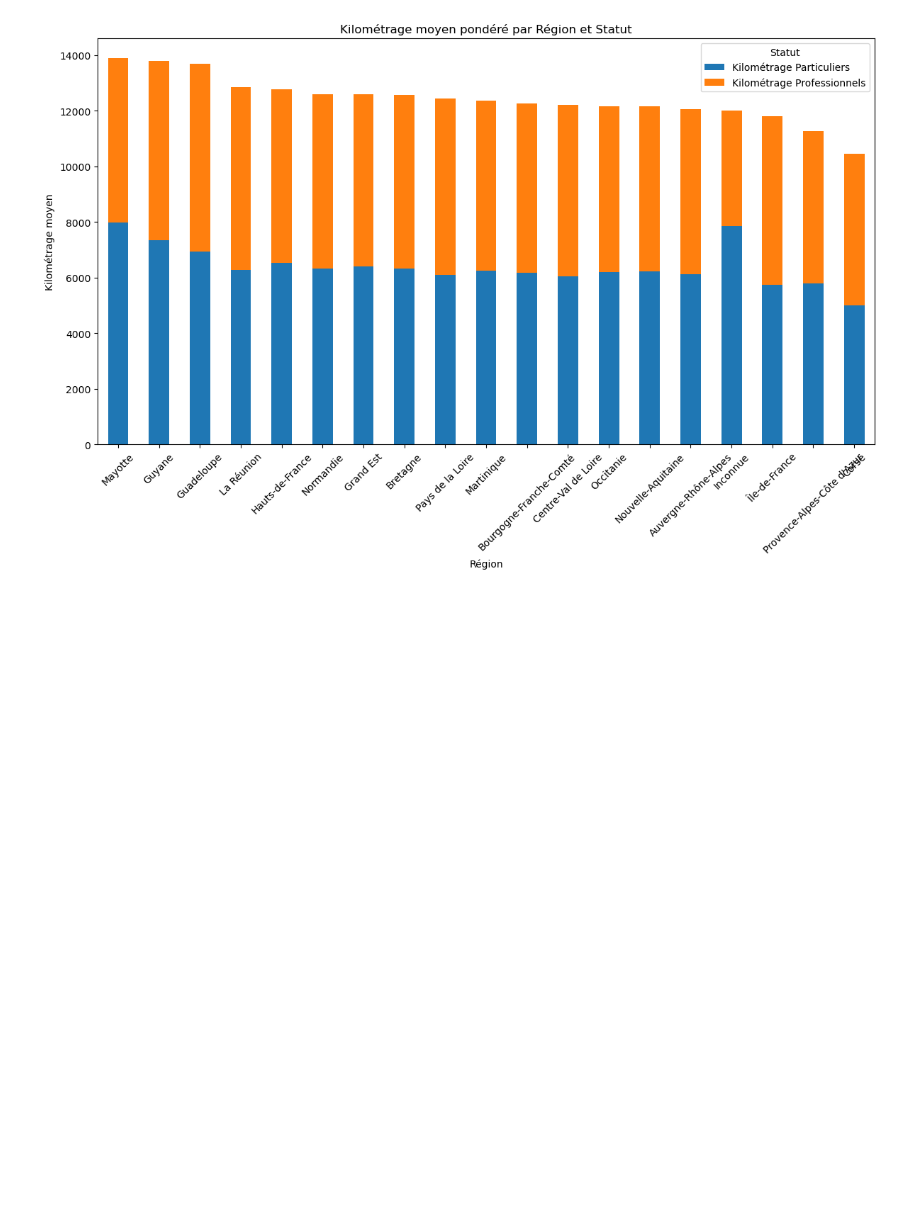
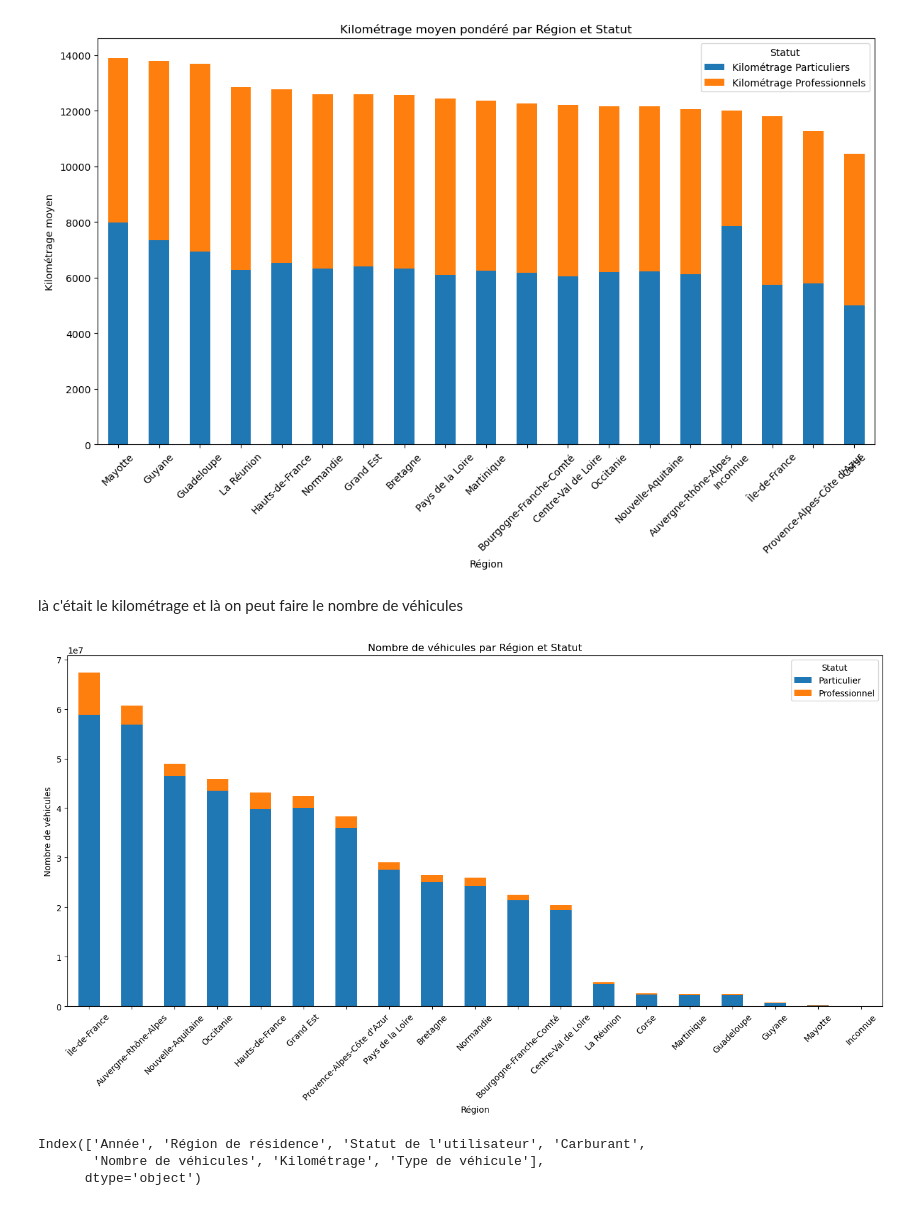
Before and after one commit to HugoMorand/Statapp, a Jupyter notebook: StatDes/plot.ipynb, the cells around one changed output. Saved outputs shown, nothing was run; the diff lists cells and outputs as text; code cells hidden in the pictures; blank space fills up the shorter version.

Commit message:
plots encore

```diff
--- a/StatDes/plot.ipynb
+++ b/StatDes/plot.ipynb
@@ -608,3 +608,39 @@ plt.tight_layout()
 plt.show()
 # %% [output]
 [figure]
+# %% [markdown]
+là c'était le kilométrage et là on peut faire le nombre de véhicules
+# %%
+import pandas as pd
+import matplotlib.pyplot as plt
+
+# Supposons que df_final soit votre DataFrame
+
+# Calculer le nombre total de véhicules par région et statut
+nombre_vehicules_par_region_et_statut = df_final.groupby(['Région de résidence', 'Statut de l\'utilisateur'])['Nombre de véhicules'].sum().unstack()
+
+# Trier les régions par nombre total de véhicules décroissant
+nombre_vehicules_par_region_et_statut['Total'] = nombre_vehicules_par_region_et_statut.sum(axis=1)
+nombre_vehicules_par_region_et_statut = nombre_vehicules_par_region_et_statut.sort_values(by='Total', ascending=False).drop(columns='Total')
+
+# Tracer le graphique à barres empilées
+ax = nombre_vehicules_par_region_et_statut.plot(kind='bar', stacked=True, figsize=(14, 8))
+
+# Ajouter des étiquettes et un titre
+plt.title('Nombre de véhicules par Région et Statut')
+plt.ylabel('Nombre de véhicules')
+plt.xlabel('Région')
+plt.xticks(rotation=45)
+plt.legend(title='Statut')
+plt.tight_layout()
+
+# Afficher le graphique
+plt.show()
+# %% [output]
+[figure, added]
+# %%
+df_final.columns
+# %% [output]
+Index(['Année', 'Région de résidence', 'Statut de l'utilisateur', 'Carburant',
+       'Nombre de véhicules', 'Kilométrage', 'Type de véhicule'],
+      dtype='object')
```
Also changed, not shown: parts of 2 cells of this notebook, 1 other file.
